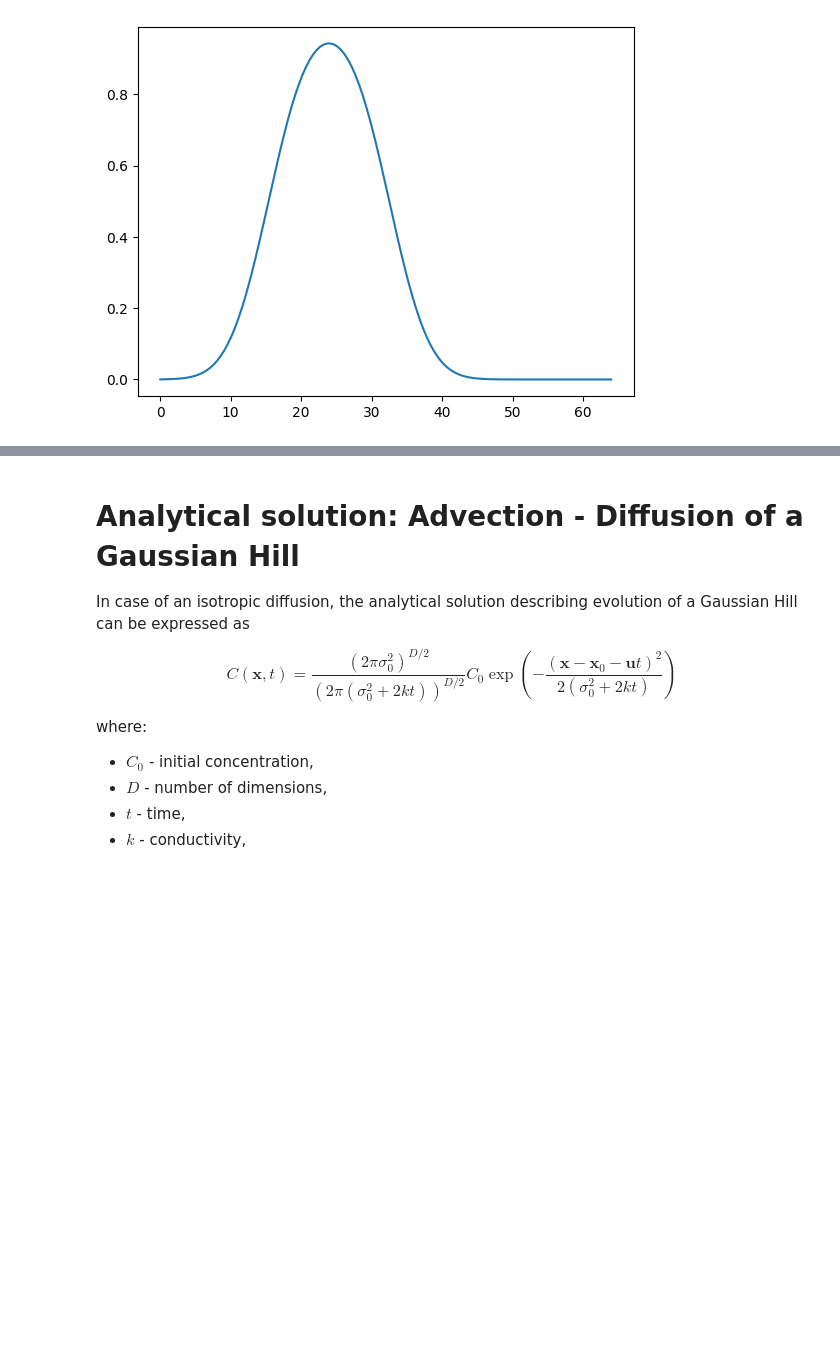
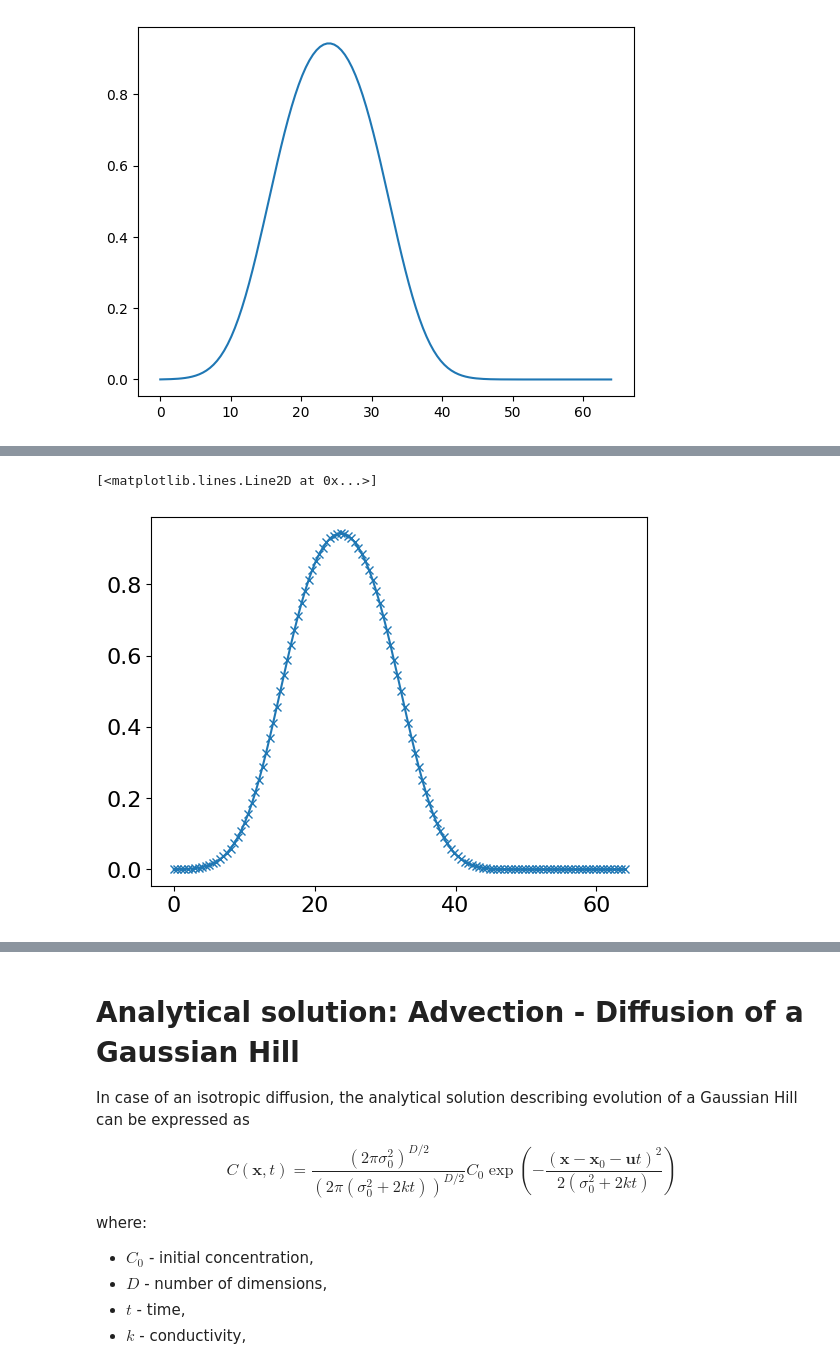
Before and after one commit to ggruszczynski/CFDPython, a Jupyter notebook: lab40_diffusion_and_laplace_eq/part1_diffusion_and_convolution_SOLUTION.ipynb, the cells around one changed output, grey strips where cells are left out. Drawn from its saved outputs; the diff is of its cells as text; code cells hidden in the pictures; blank space fills up the shorter version.

```diff
--- a/lab40_diffusion_and_laplace_eq/part1_diffusion_and_convolution_SOLUTION.ipynb
+++ b/lab40_diffusion_and_laplace_eq/part1_diffusion_and_convolution_SOLUTION.ipynb
@@ -195 +205,16 @@ plt.plot(xspace, u_single_conv)
+# %%
+def spectral_convolution(IC,kernel):
+    kernel_hat = fft(kernel)
+    IC_hat = fft(IC)
+    sol_hat = np.multiply(IC_hat, kernel_hat)
+    sol = ifft(sol_hat)
+    # why to we need to fftshift(sol)?!
+    sol = fftshift(sol) # Shift the zero-frequency component to the center of the spectrum.
+    return np.real(sol)
+
+u_spect_conv = spectral_convolution(u_IC,fundamental_solution)
+plt.plot(xspace, u_spect_conv,  marker='x', label=r'$u_{convolution}$')
+# %% [output]
+[<matplotlib.lines.Line2D at 0x...>]
+[figure, added]
 # %%
```
Also changed, not shown: parts of 11 cells of this notebook.
